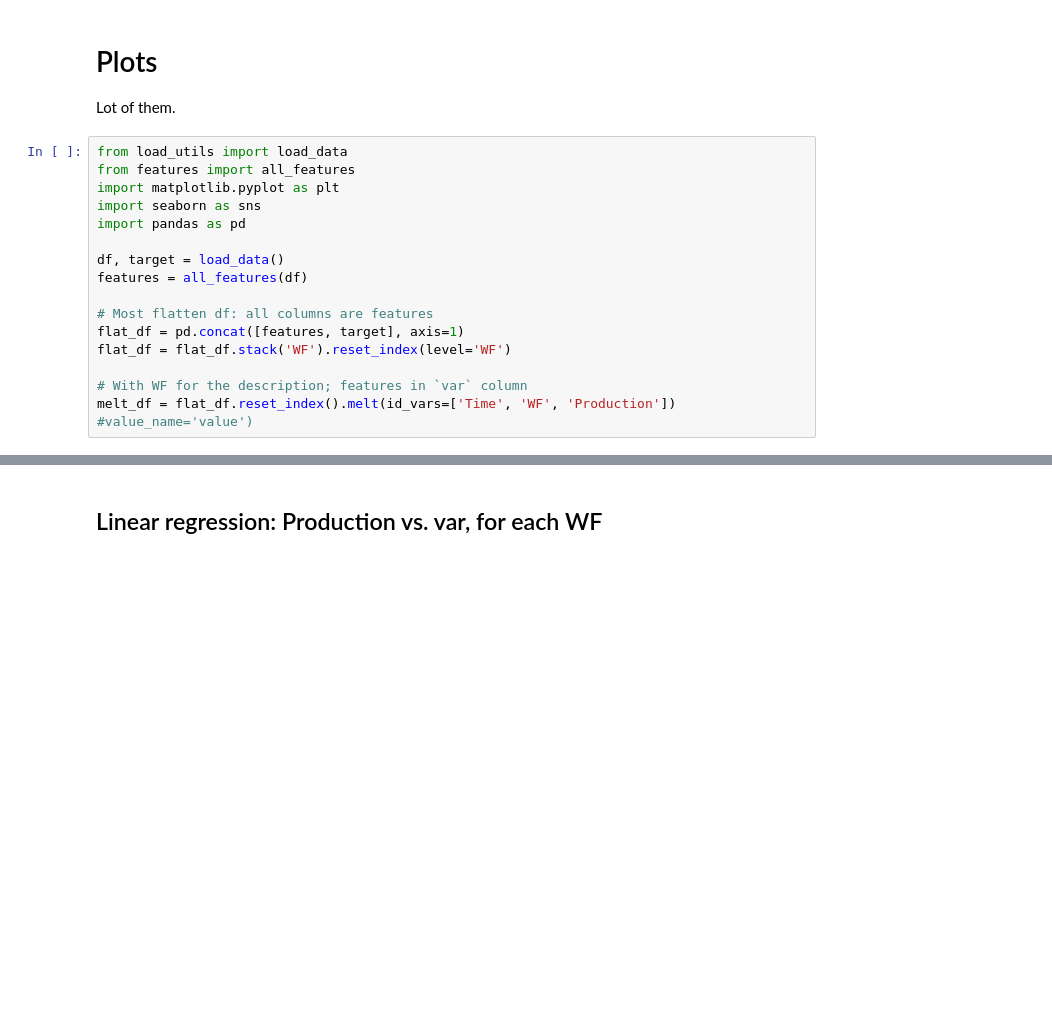
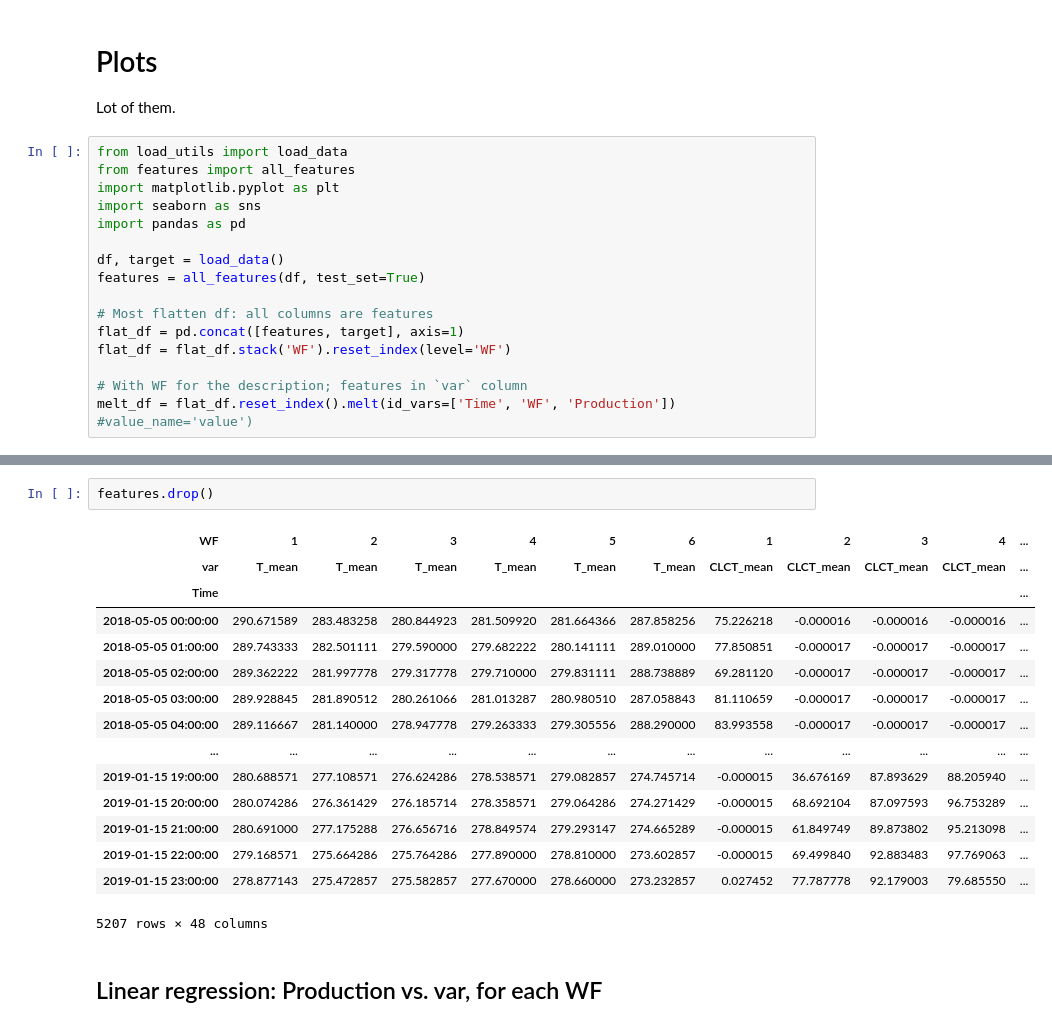
Before and after one commit to gaspardbb/astreos, a Jupyter notebook: plots.ipynb, the cells around one changed output, grey strips where cells are left out. Drawn from its saved outputs; the diff is of its cells as text; blank space fills up the shorter version.

```diff
--- a/plots.ipynb
+++ b/plots.ipynb
@@ -10,7 +10,7 @@ import seaborn as sns
 import pandas as pd
 
 df, target = load_data()
-features = all_features(df)
+features = all_features(df, test_set=True)
 
 # Most flatten df: all columns are features
 flat_df = pd.concat([features, target], axis=1)
@@ -40,3 +39,21 @@ flat_df.head()
+# %%
+features.drop()
+# %% [output]
+| WF | 1 | 2 | 3 | 4 | 5 | 6 | 1 | 2 | 3 | 4 | ... |
+| var | T_mean | T_mean | T_mean | T_mean | T_mean | T_mean | CLCT_mean | CLCT_mean | CLCT_mean | CLCT_mean | ... |
+| Time |  |  |  |  |  |  |  |  |  |  | ... |
+| 2018-05-05 00:00:00 | 290.671589 | 283.483258 | 280.844923 | 281.509920 | 281.664366 | 287.858256 | 75.226218 | -0.000016 | -0.000016 | -0.000016 | ... |
+| 2018-05-05 01:00:00 | 289.743333 | 282.501111 | 279.590000 | 279.682222 | 280.141111 | 289.010000 | 77.850851 | -0.000017 | -0.000017 | -0.000017 | ... |
+| 2018-05-05 02:00:00 | 289.362222 | 281.997778 | 279.317778 | 279.710000 | 279.831111 | 288.738889 | 69.281120 | -0.000017 | -0.000017 | -0.000017 | ... |
+| 2018-05-05 03:00:00 | 289.928845 | 281.890512 | 280.261066 | 281.013287 | 280.980510 | 287.058843 | 81.110659 | -0.000017 | -0.000017 | -0.000017 | ... |
+| 2018-05-05 04:00:00 | 289.116667 | 281.140000 | 278.947778 | 279.263333 | 279.305556 | 288.290000 | 83.993558 | -0.000017 | -0.000017 | -0.000017 | ... |
+| ... | ... | ... | ... | ... | ... | ... | ... | ... | ... | ... | ... |
+| 2019-01-15 19:00:00 | 280.688571 | 277.108571 | 276.624286 | 278.538571 | 279.082857 | 274.745714 | -0.000015 | 36.676169 | 87.893629 | 88.205940 | ... |
+| 2019-01-15 20:00:00 | 280.074286 | 276.361429 | 276.185714 | 278.358571 | 279.064286 | 274.271429 | -0.000015 | 68.692104 | 87.097593 | 96.753289 | ... |
+| 2019-01-15 21:00:00 | 280.691000 | 277.175288 | 276.656716 | 278.849574 | 279.293147 | 274.665289 | -0.000015 | 61.849749 | 89.873802 | 95.213098 | ... |
+| 2019-01-15 22:00:00 | 279.168571 | 275.664286 | 275.764286 | 277.890000 | 278.810000 | 273.602857 | -0.000015 | 69.499840 | 92.883483 | 97.769063 | ... |
+| 2019-01-15 23:00:00 | 278.877143 | 275.472857 | 275.582857 | 277.670000 | 278.660000 | 273.232857 | 0.027452 | 77.787778 | 92.179003 | 79.685550 | ... |
+5207 rows × 48 columns
 # %% [markdown]
 ## Linear regression: Production vs. var, for each WF
 # %%
```
Also changed, not shown: parts of 4 cells of this notebook, 2 other files.
